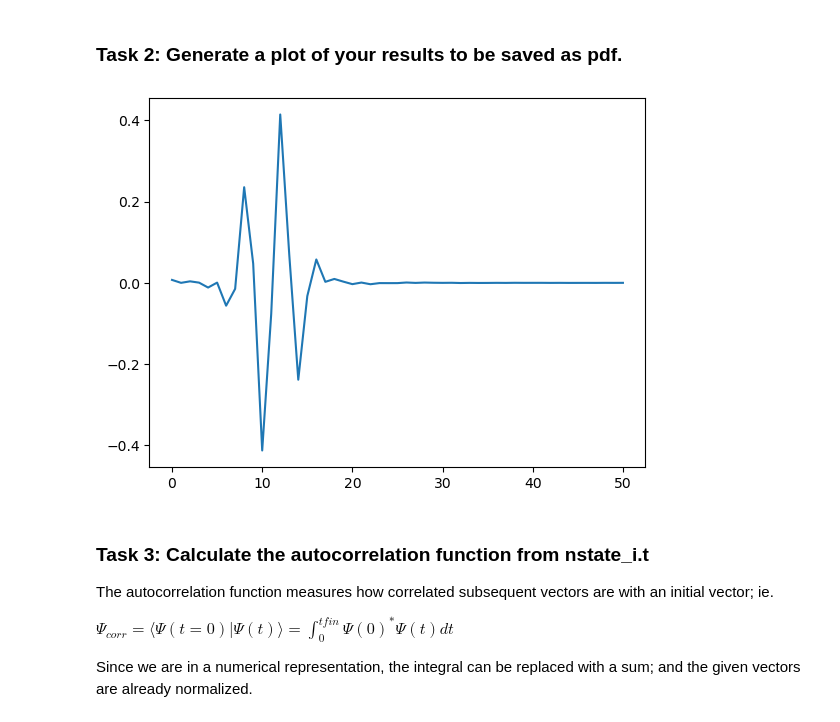
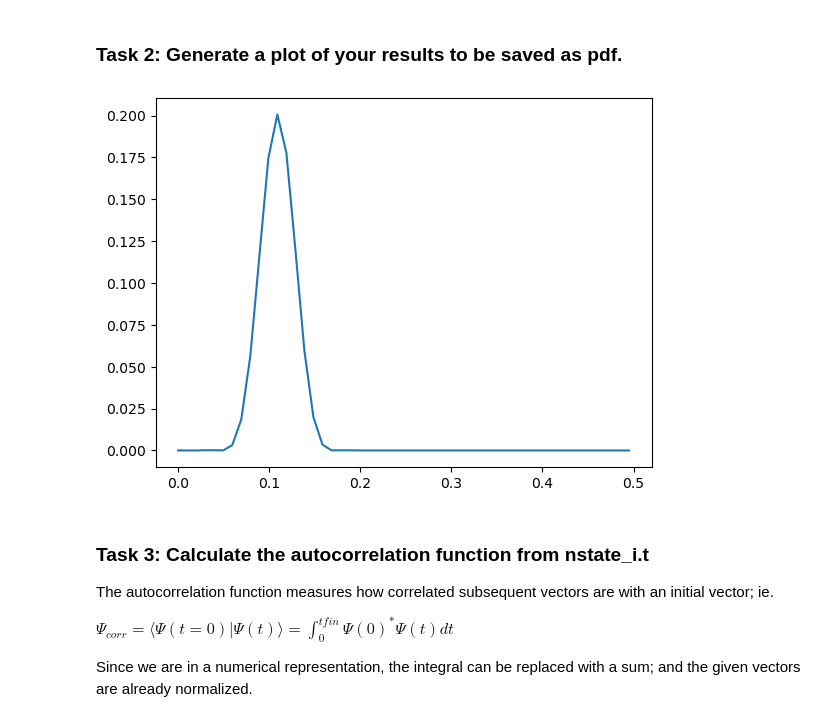
Before and after one commit to mourouzidou/ssd2025_team_of3, a Jupyter notebook: notebook/notebook_unit1.ipynb, the cells around one changed output. Drawn from its saved outputs; the diff is of its cells as text; code cells hidden in the pictures.

```diff
--- a/notebook/notebook_unit1.ipynb
+++ b/notebook/notebook_unit1.ipynb
@@ -206,8 +225,12 @@ data_efield= np.loadtxt('C:\\Users\\carol\\development-repo-individual-work-Caro
 Here we are interested in column 2 since the others are constant.
 # %%
 # discard the columns with variance below threshold - these are considered constant
-ind=[]
-for i in range(0, 3):
-    if np.var(data_efield[:, i]) < 0.0001:
+ind=[0]
+time= data_efield[:,0]
+print(time)
+for i in range(1, 4):
+    if np.var(data_efield[ :,i]) <1e-4:
         ind.append(i)
 data_efield = np.delete(data_efield, ind, axis=1)
+#data_efield = np.concatenate(data_efield)
+print(data_efield)
@@ -214,3 +255,6 @@ data_efield = np.delete(data_efield, ind, axis=1)
 # %%
 # discrete Fourier transform of the remaining column: You only need the real frequencies
-data_efield_four= np.fft.rfft(data_efield[:,1])
+data_efield_four= np.fft.rfft(data_efield[:,0])#.real
+freq = np.fft.rfftfreq(len(data_efield[:,0]))
+print(data_efield_four)
+print(freq)
@@ -218,11 +280,12 @@ data_efield_four= np.fft.rfft(data_efield[:,1])
 ### Task 2: Generate a plot of your results to be saved as pdf.
 # %%
 # plot your results
-plt.plot(data_efield_four)
+plt.plot(freq, abs(data_efield_four)**2)
+#plt.plot(data_efield)
 plt.savefig("DataEFieldFourreirTransformed.pdf", format="pdf", bbox_inches="tight")
 plt.show()
 # %% [output]
-[figure, old version]
+[figure, new version]
 # %% [markdown]
 ### Task 3: Calculate the autocorrelation function from nstate_i.t
 The autocorrelation function measures how correlated subsequent vectors are with an initial vector; ie.
```
Also changed, not shown: parts of 12 cells of this notebook, 3 other files.
